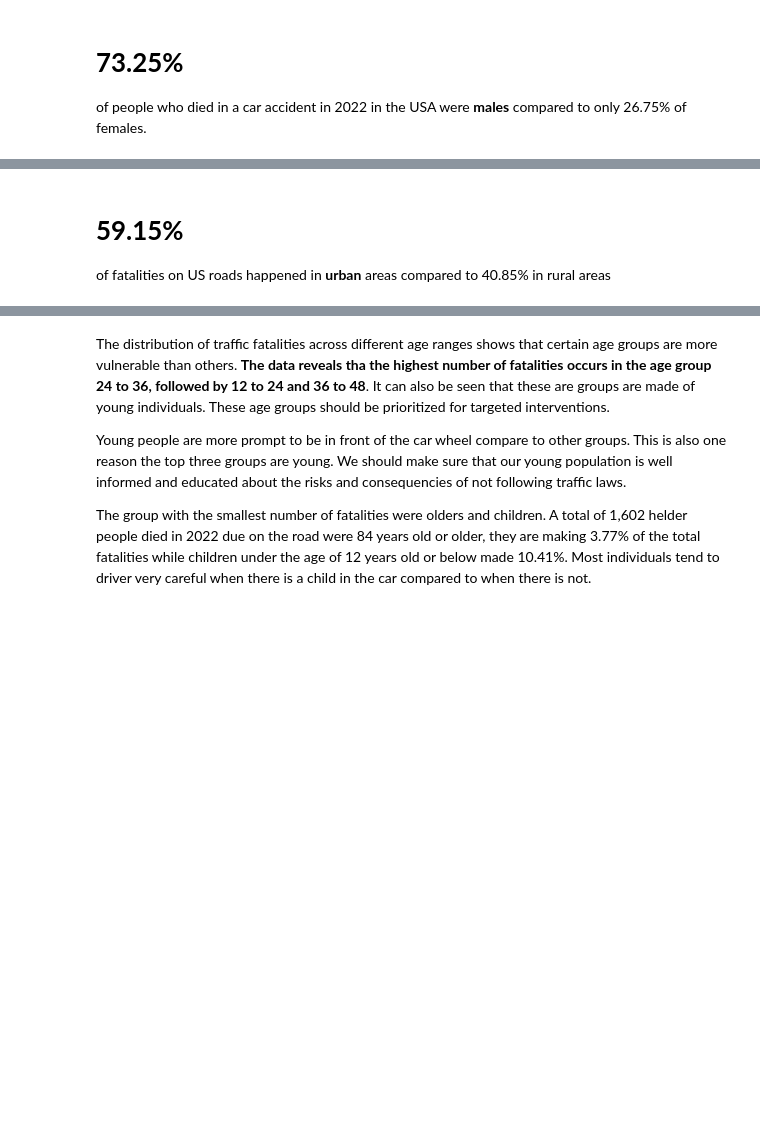
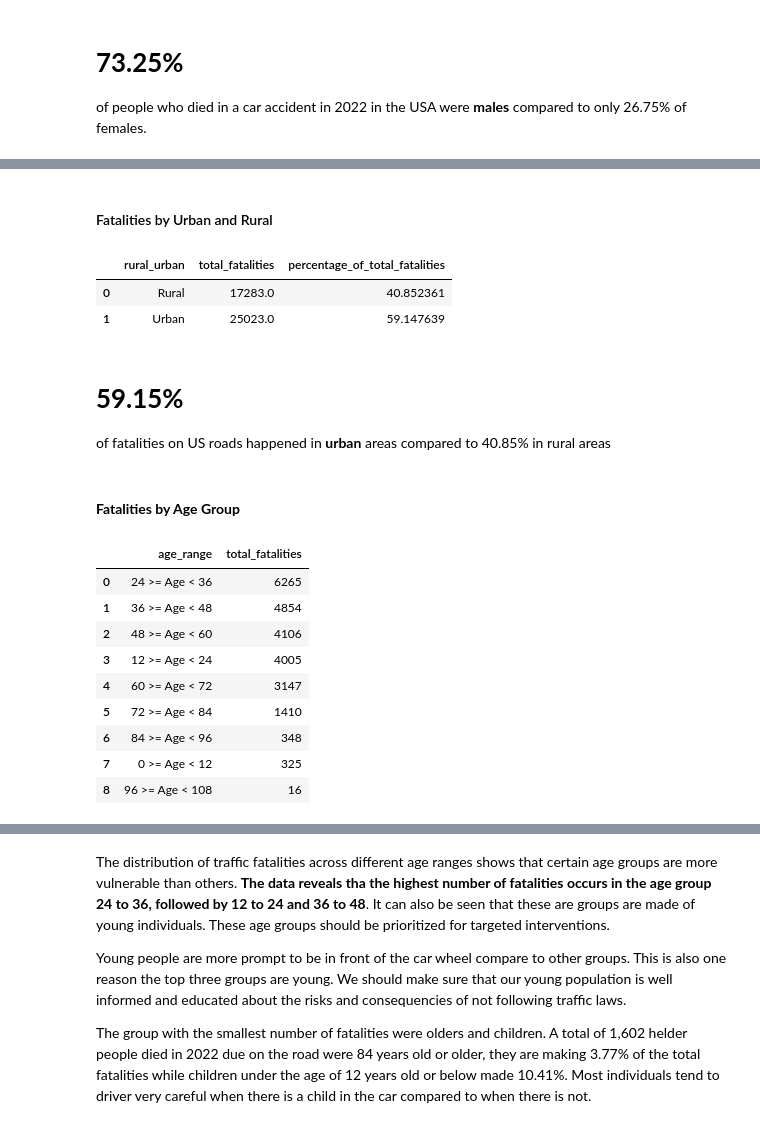
Before and after one commit to musasmike/msba_capstone, a Jupyter notebook: msba_capstone_report.ipynb, the cells around one changed output, grey strips where cells are left out. Drawn from its saved outputs; the diff is of its cells as text; code cells hidden in the pictures; blank space fills up the shorter version.

```diff
--- a/msba_capstone_report.ipynb
+++ b/msba_capstone_report.ipynb
@@ -122,0 +110,2 @@ SELECT
+# %% [markdown]
+#### Fatalities by Urban and Rural
@@ -123,4 +122,63 @@ SELECT
+# %%
+fatalities_urban_rural
+# %% [output]
+|  | rural_urban | total_fatalities | percentage_of_total_fatalities |
+| 0 | Rural | 17283.0 | 40.852361 |
+| 1 | Urban | 25023.0 | 59.147639 |
 # %% [markdown]
 # **59.15%**
 of fatalities on US roads happened in **urban** areas compared to 40.85% in rural areas
+# %% [markdown]
+#### **Fatalities by Age Group**
+# %%
+fatalities_by_age = pd.read_sql_query(
+    '''
+    SELECT
+        CASE
+            WHEN p.age >= 0 AND p.age < 12 THEN '0 >= Age < 12'
+            WHEN p.age >= 12 AND p.age < 24 THEN '12 >= Age < 24'
+            WHEN p.age >= 24 AND p.age < 36 THEN '24 >= Age < 36'
+            WHEN p.age >= 36 AND p.age < 48 THEN '36 >= Age < 48'
+            WHEN p.age >= 48 AND p.age < 60 THEN '48 >= Age < 60'
+            WHEN p.age >= 60 AND p.age < 72 THEN '60 >= Age < 72'
+            WHEN p.age >= 72 AND p.age < 84 THEN '72 >= Age < 84'
+            WHEN p.age >= 84 AND p.age < 96 THEN '84 >= Age < 96'
+            WHEN p.age >= 96 AND p.age < 108 THEN '96 >= Age < 108'
+            ELSE 'Unknown Age'
+        END AS age_range,
+        COUNT(*) AS total_fatalities
+    FROM accidents AS a
+    INNER JOIN persons AS p
+        ON a.st_case = p.st_case
+    WHERE
+        p.died_at_scene_en_route IN ('Died at Scene', 'Died En Route')
+        AND p.age < 120
+    GROUP BY
+        CASE
+            WHEN p.age >= 0 AND p.age < 12 THEN '0 >= Age < 12'
+            WHEN p.age >= 12 AND p.age < 24 THEN '12 >= Age < 24'
+            WHEN p.age >= 24 AND p.age < 36 THEN '24 >= Age < 36'
+            WHEN p.age >= 36 AND p.age < 48 THEN '36 >= Age < 48'
+            WHEN p.age >= 48 AND p.age < 60 THEN '48 >= Age < 60'
+            WHEN p.age >= 60 AND p.age < 72 THEN '60 >= Age < 72'
+            WHEN p.age >= 72 AND p.age < 84 THEN '72 >= Age < 84'
+            WHEN p.age >= 84 AND p.age < 96 THEN '84 >= Age < 96'
+            WHEN p.age >= 96 AND p.age < 108 THEN '96 >= Age < 108'
+            ELSE 'Unknown Age'
+        END
+    ORDER BY total_fatalities DESC;
+''', engine)
+# %%
+fatalities_by_age
+# %% [output]
+|  | age_range | total_fatalities |
+| 0 | 24 >= Age < 36 | 6265 |
+| 1 | 36 >= Age < 48 | 4854 |
+| 2 | 48 >= Age < 60 | 4106 |
+| 3 | 12 >= Age < 24 | 4005 |
+| 4 | 60 >= Age < 72 | 3147 |
+| 5 | 72 >= Age < 84 | 1410 |
+| 6 | 84 >= Age < 96 | 348 |
+| 7 | 0 >= Age < 12 | 325 |
+| 8 | 96 >= Age < 108 | 16 |
 # %% [markdown]
```
Also changed, not shown: parts of 22 cells of this notebook.
